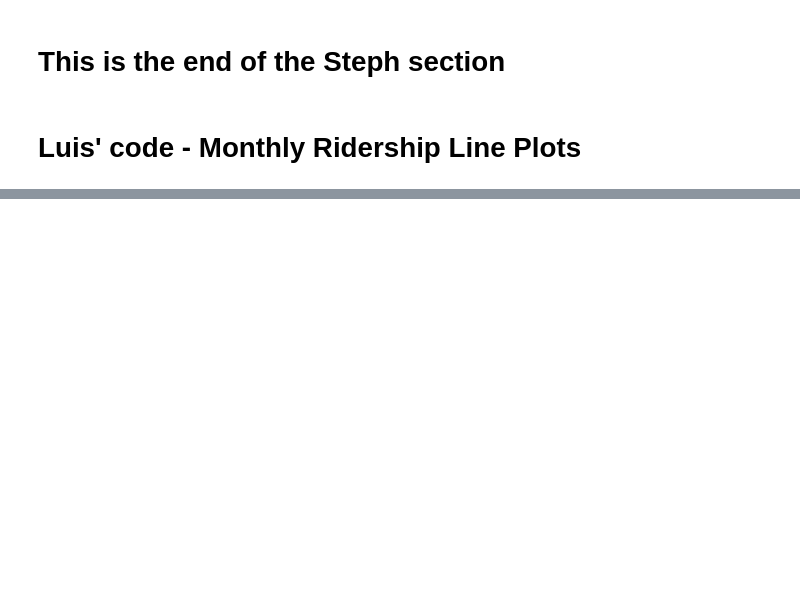
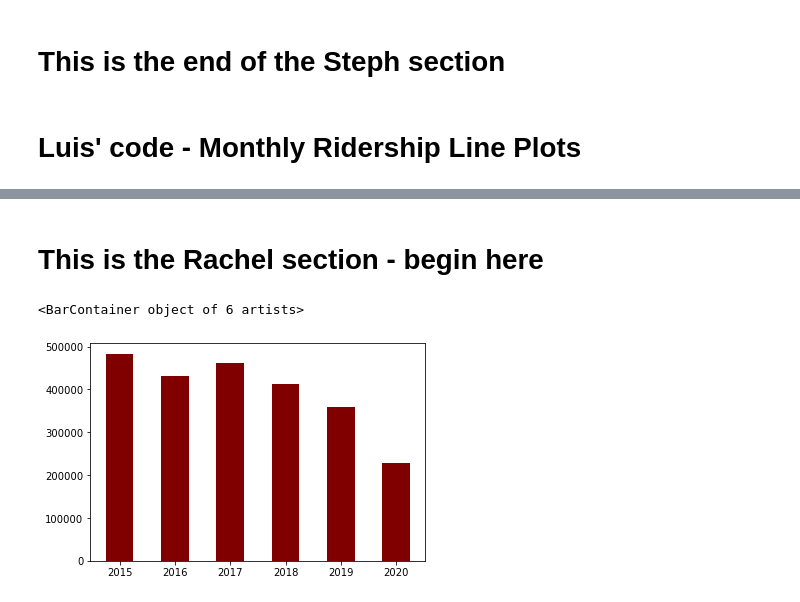
Before and after one commit to luchovzla/project-1, a Jupyter notebook: NiceRideCombined.ipynb, the cells around one changed output, grey strips where cells are left out. Saved outputs shown, nothing was run; the diff lists cells and outputs as text; code cells hidden in the pictures; blank space fills up the shorter version.

```diff
--- a/NiceRideCombined.ipynb
+++ b/NiceRideCombined.ipynb
@@ -476,0 +786,26 @@ plt.show()
+# %% [markdown]
+# This is the Rachel section - begin here
+# %%
+ride_count_2015 = len(year_2015)
+ride_count_2016 = len(year_2016)
+ride_count_2017 = len(year_2017)
+ride_count_2018 = len(year_2018)
+ride_count_2019 = len(year_2019)
+ride_count_2020 = len(year_2020)
+# %%
+
+total_ridership_by_year = {'2015' : ride_count_2015,
+                           '2016' : ride_count_2016,
+                           '2017' : ride_count_2017,
+                           '2018' : ride_count_2018,
+                           '2019' : ride_count_2019,
+                           '2020' : ride_count_2020
+                          }
+
+years = list(total_ridership_by_year.keys())
+rides = list(total_ridership_by_year.values())
+
+plt.bar(years, rides, color = 'maroon', width = .5)
+# %% [output]
+<BarContainer object of 6 artists>
+[figure, added]
```
Also changed, not shown: parts of 55 cells of this notebook.
